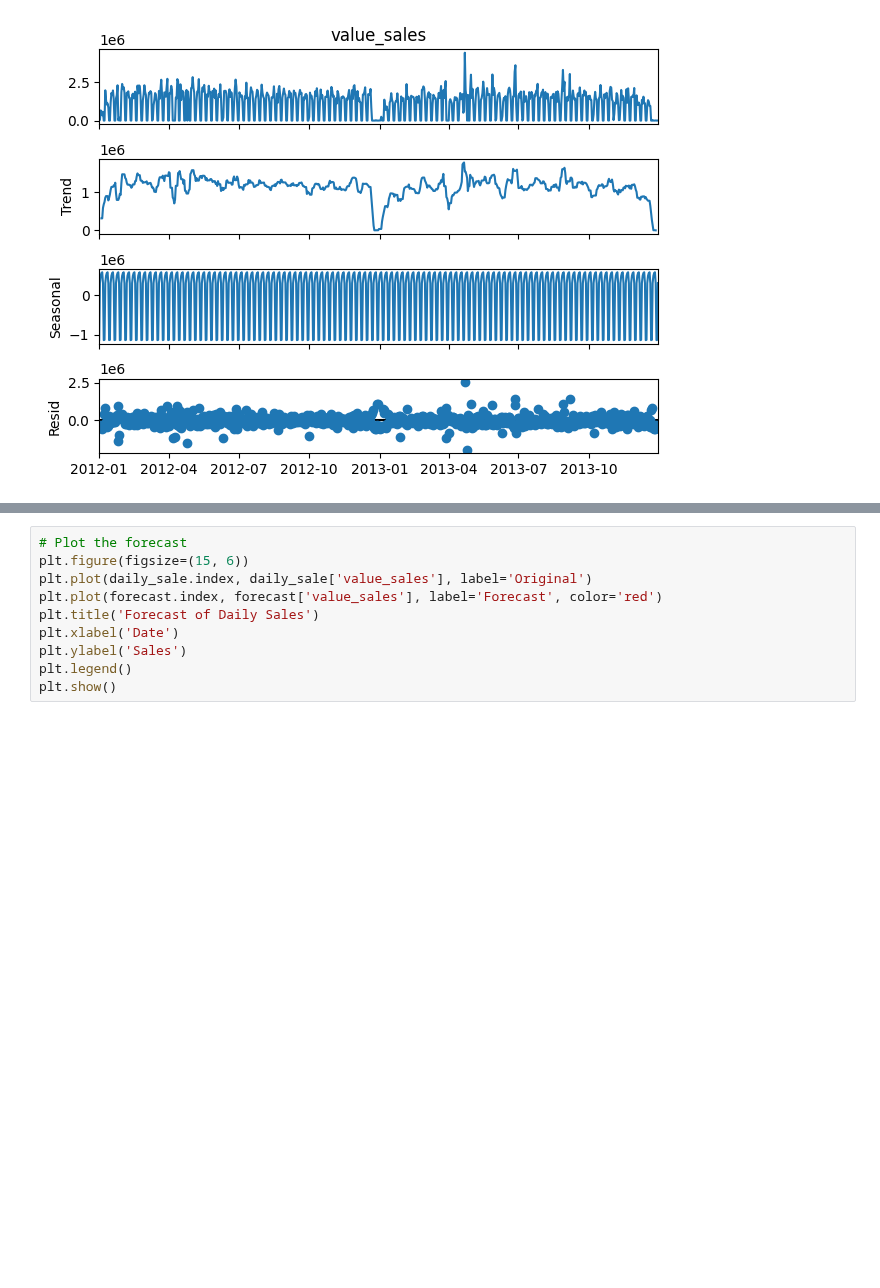
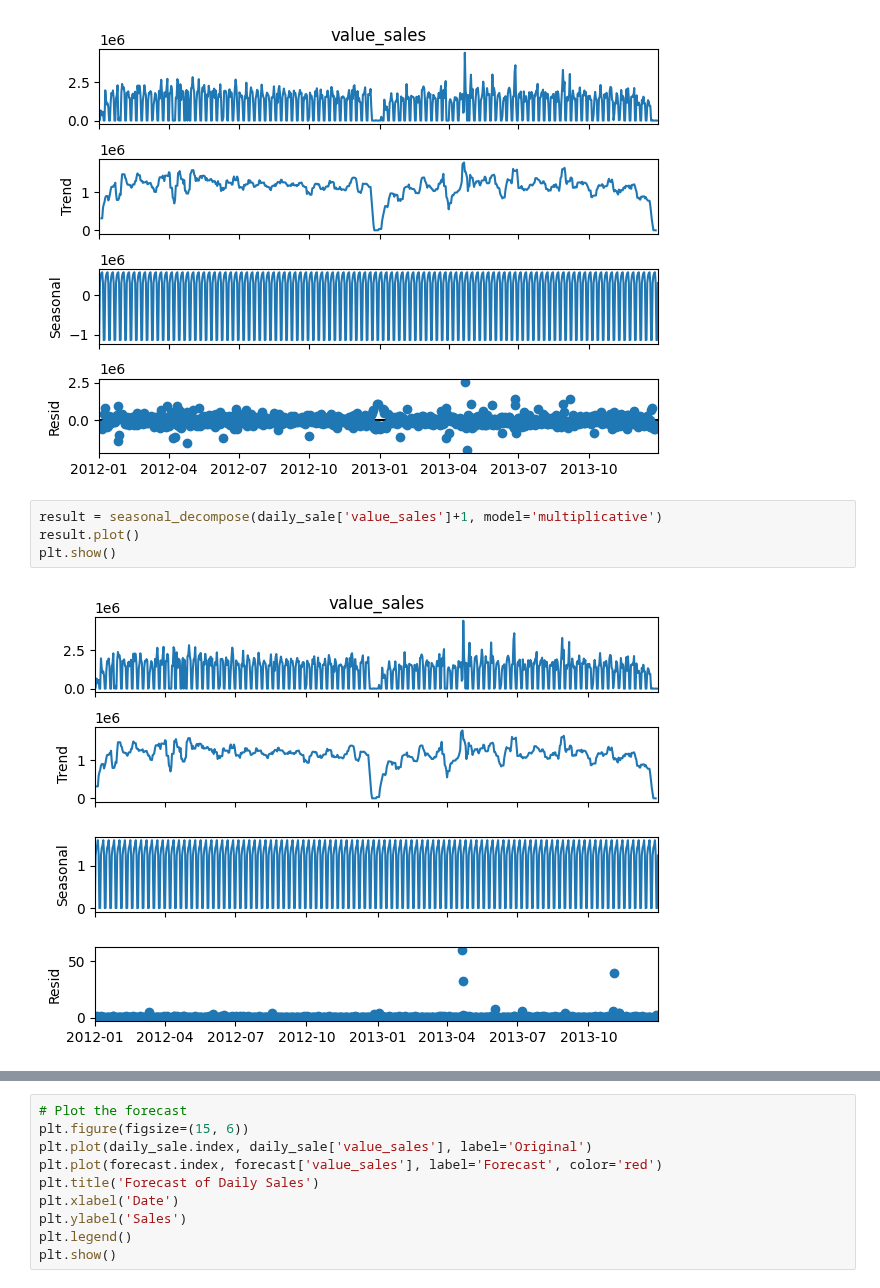
Before and after one commit to C4PT41N4545/BUSA8000-LuminaTech_Analytics_Project, a Jupyter notebook: notebooks/prediction.ipynb, the cells around one changed output, grey strips where cells are left out. Drawn from its saved outputs; the diff is of its cells as text; blank space fills up the shorter version.

```diff
--- a/notebooks/prediction.ipynb
+++ b/notebooks/prediction.ipynb
@@ -94,6 +94,12 @@ result.plot()
 plt.show()
 # %% [output]
 [figure]
+# %%
+result = seasonal_decompose(daily_sale['value_sales']+1, model='multiplicative')
+result.plot()
+plt.show()
+# %% [output]
+[figure, added]
 # %%
 from statsmodels.tsa.holtwinters import ExponentialSmoothing
 
```
Also changed, not shown: parts of 3 cells of this notebook, 4 other files.
